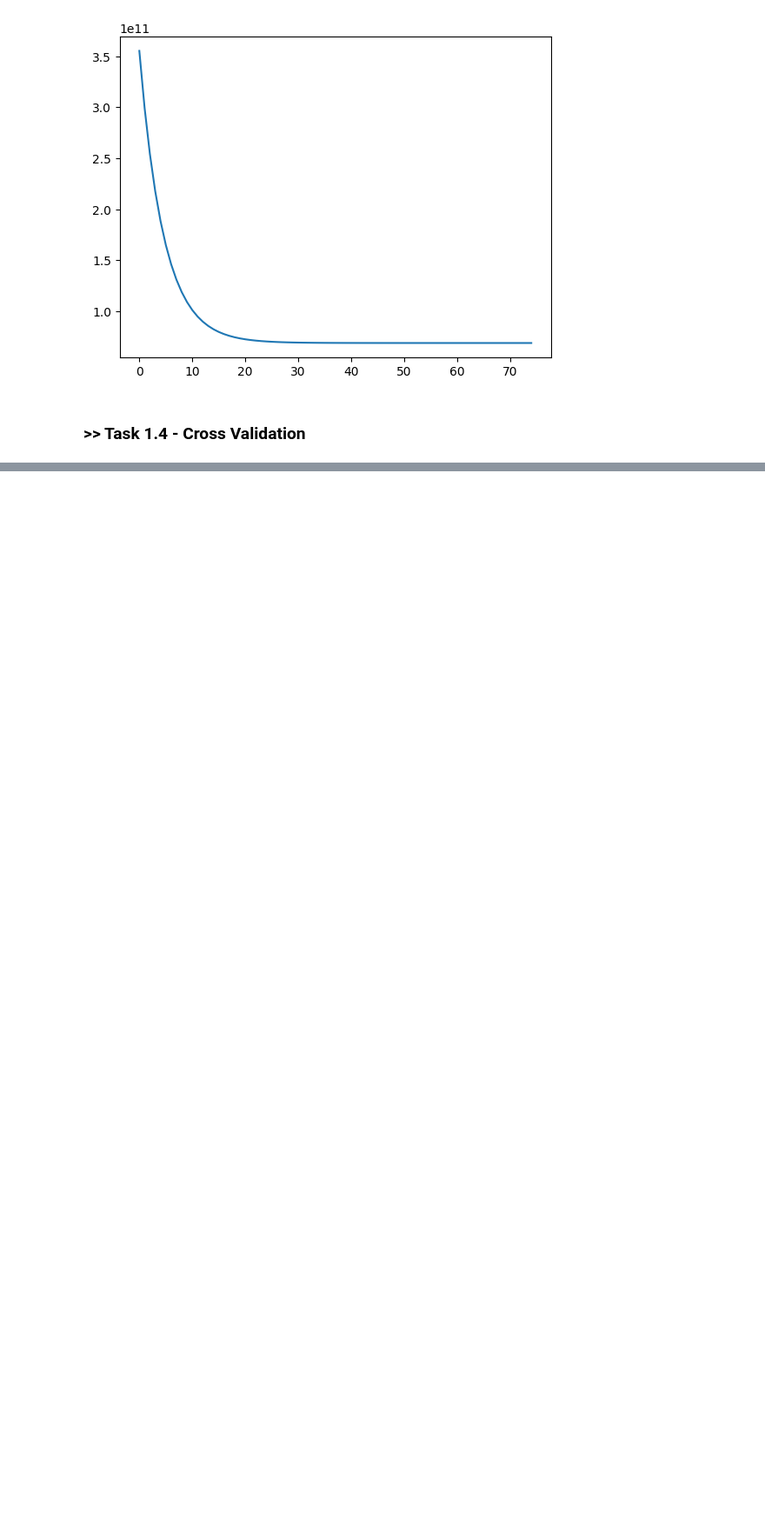
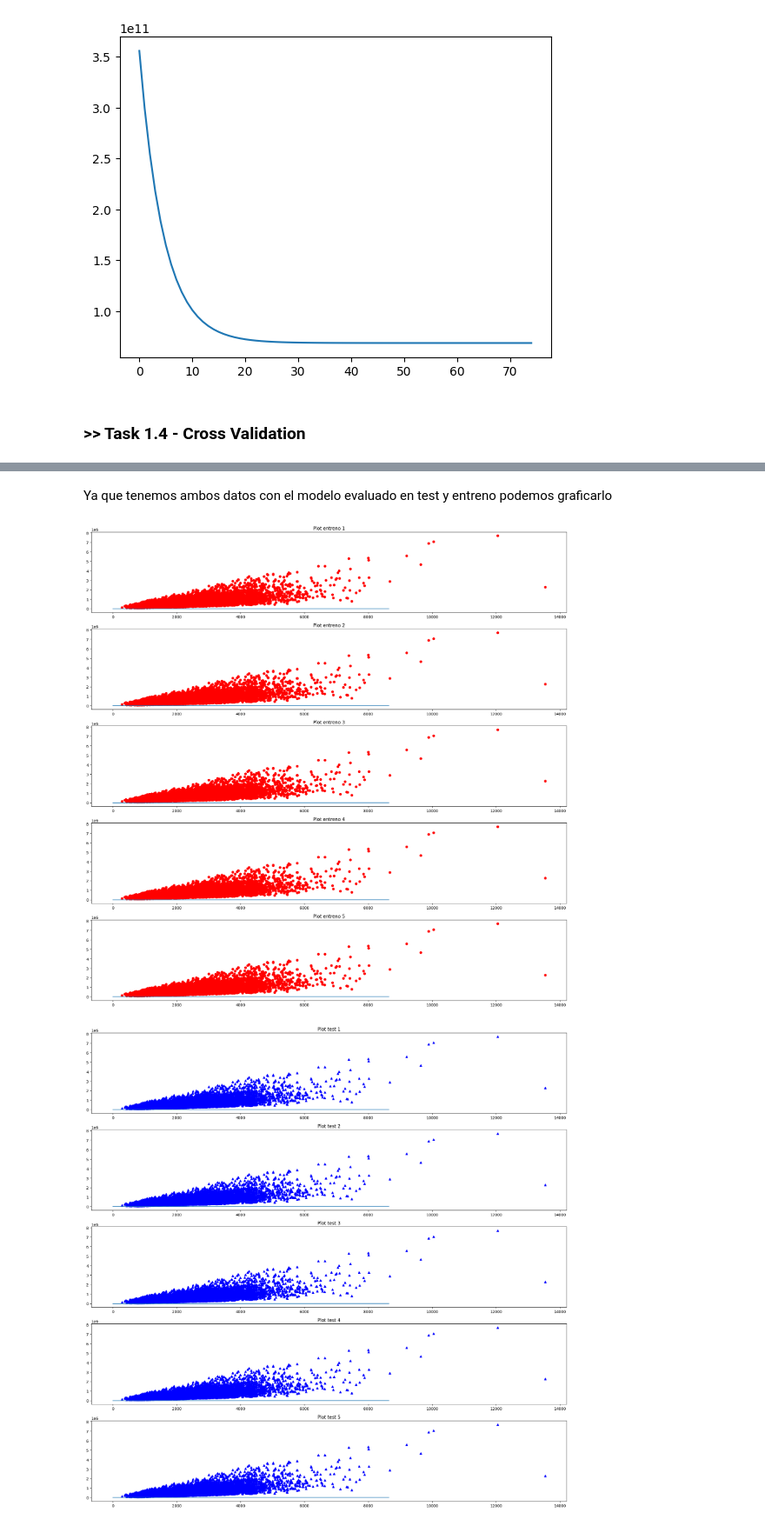
Before and after one commit to MaJu502/regresion-lineal-IA, a Jupyter notebook: regresion_lineal_polinomica.ipynb, the cells around one changed output, grey strips where cells are left out. Shown at 87% size. Drawn from its saved outputs; the diff is of its cells as text; code cells hidden in the pictures; blank space fills up the shorter version.

```diff
--- a/regresion_lineal_polinomica.ipynb
+++ b/regresion_lineal_polinomica.ipynb
@@ -277,0 +340,5 @@ plt.show()
+# %%
+Xr_entreno = np.column_stack((np.ones_like(entreno_X), entreno_X))
+# %%
+theta_0_entreno = np.random.rand(Xr_entreno.shape[1],1)
+theta_0_entreno = theta_0_entreno[~np.isnan(theta_0_entreno)].reshape((-1, 1))
@@ -277,0 +394,44 @@ plt.show()
+# %%
+xm_entreno = np.array([[0], [len(entreno_X)]])
+xmr_entreno = np.concatenate((np.ones((2, 1)), xm_entreno), axis=1)
+
+xm_test = np.array([[0], [len(test_X)]])
+xmr_test = np.concatenate((np.ones((2, 1)), xm_test), axis=1)
+# %%
+arrayYM_entreno, arrayYM_test = [],[]
+
+
+for i in arrayTheta_entreno:
+    arrayYM_entreno.append(xmr_entreno @ i)
+
+for i in arrayTheta_test:
+    arrayYM_test.append(xmr_test @ i)
+# %% [markdown]
+Ya que tenemos ambos datos con el modelo evaluado en test y entreno podemos graficarlo
+# %%
+# Plot for entrenamiento data
+fig1, axs1 = plt.subplots(nrows=5, ncols=1, figsize=(18, 18))
+
+for i, ym1 in enumerate(arrayYM_entreno):
+    ax = axs1[i]
+    ax.plot(X, Y, 'ro') #puntos
+    ax.plot(xm_entreno, ym1) #regresion
+    ax.set_title(f'Plot entreno {i+1}')
+
+plt.tight_layout()
+plt.show()
+
+# Plot for test data
+fig2, axs2 = plt.subplots(nrows=5, ncols=1, figsize=(18, 18))
+
+for i, ym1 in enumerate(arrayYM_test):
+    ax = axs2[i]
+    ax.plot(X, Y, 'b^') # blue triangles for test data
+    ax.plot(xm_entreno, ym1) #regresion
+    ax.set_title(f'Plot test {i+1}')
+
+plt.tight_layout()
+plt.show()
+# %% [output]
+[figure, added]
+[figure, added]
```
Also changed, not shown: parts of 29 cells of this notebook.
